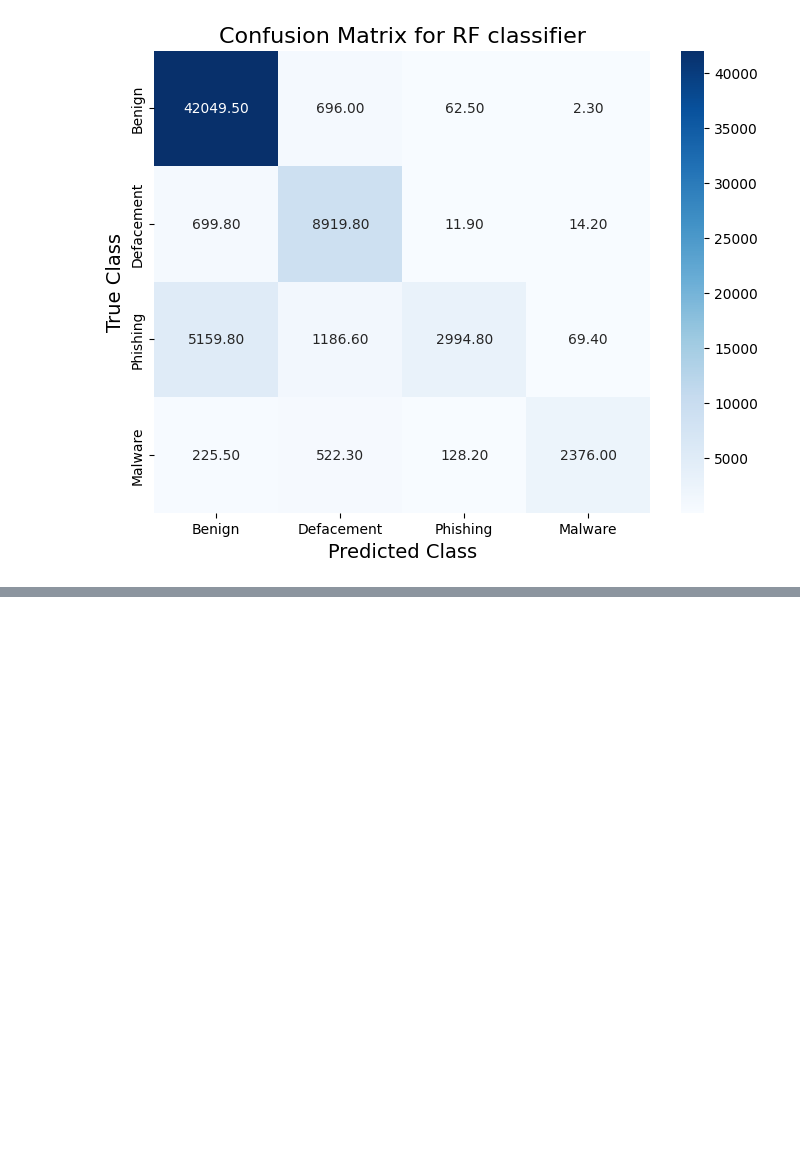
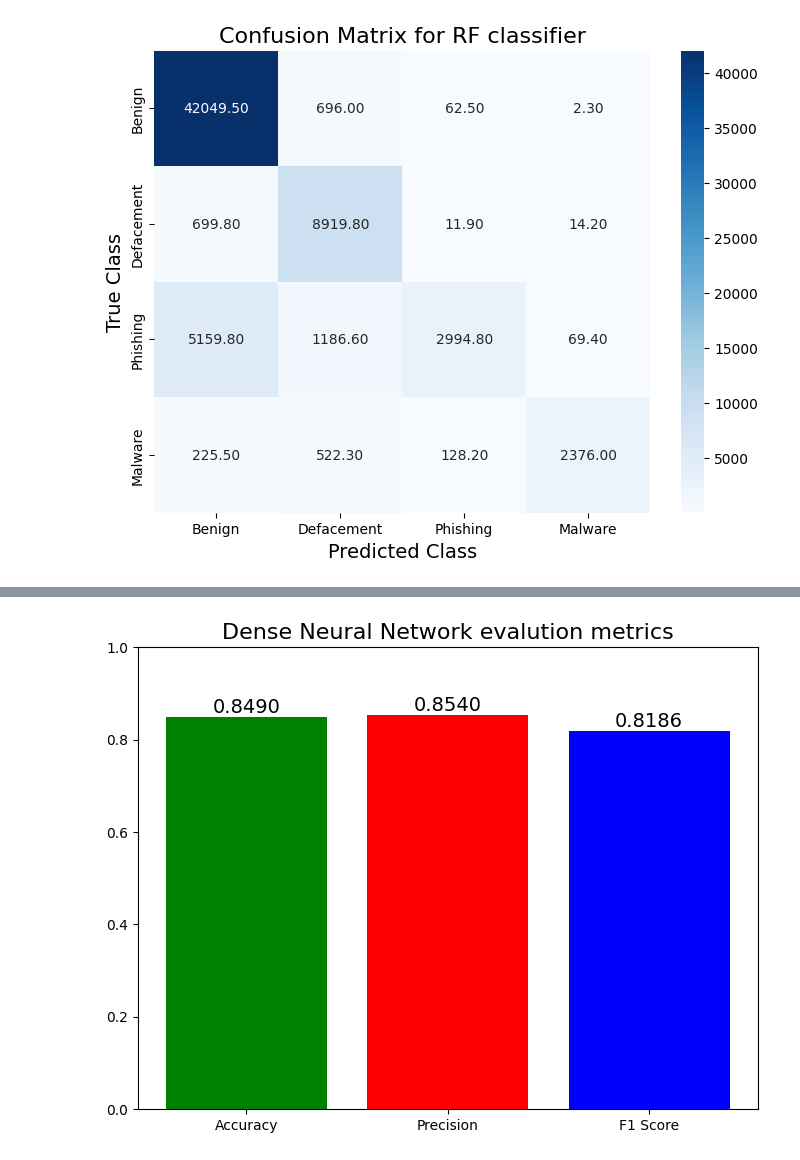
Before and after one commit to giacomo-monni/ML_Project, a Jupyter notebook: ML_Project.ipynb, the cells around one changed output, grey strips where cells are left out. Cells and saved outputs as stored; diff of their text form; code cells hidden in the pictures; blank space fills up the shorter version.

```diff
--- a/ML_Project.ipynb
+++ b/ML_Project.ipynb
@@ -881,13 +892,11 @@ loss_path = np.zeros(shape=(n_epochs,total_step))
 for epoch in range(n_epochs):
     dnn.train()
     for i, (x_batch, y_batch) in enumerate(train_loader_nn):
-        x_batch = x_batch.to(device)
-        y_batch = y_batch.to(device)
         outputs = dnn(x_batch) # Forward pass
+        loss = criterion(outputs, y_batch) # Compute Loss
 
         loss_path[epoch][i] = loss.item()
 
-        loss = criterion(outputs, y_batch) # Compute Loss
         optimizer.zero_grad() # resets the gradients
         loss.backward()
         optimizer.step() # update weights
@@ -924,15 +923,0 @@ plt.show()
-# %%
-#@title Testing the model
-dnn.eval()
-with torch.no_grad():
-    correct = 0
-    total = 0
-    for x_batch, y_batch in test_loader_nn:
-        x_batch = x_batch.to(device)
-        y_batch = y_batch.to(device)
-        outputs = dnn(x_batch)
-        _, predicted = torch.max(outputs.data, 1)
-        total += y_batch.size(0)
-        correct += (predicted == y_batch).sum().item()
-
-print("Test Accuracy of the model: {} %".format(100.0 * correct / total))
@@ -940,0 +976,23 @@ Test Accuracy of the model: 84.40488134482688 %
+# %%
+width = 0.2
+metric_labels = ['Accuracy', 'Precision', 'F1 Score']
+metric_values = [accuracy_dnn, precision_dnn, f1_score_dnn]
+
+
+plt.figure(figsize=(8,6))
+bars = plt.bar(metric_labels, metric_values, color=['green', 'red', 'blue'])
+plt.ylim(0,1) # y-axis (metrics) limited between 0 and 1
+plt.title('Dense Neural Network evalution metrics', fontsize=16)
+
+for bar in bars:
+    height = bar.get_height() # Get bar height
+    plt.text(bar.get_x() + bar.get_width() /2, # X: center of the bar
+             height, # Y
+             f"{height:.4f}", # value of the metric
+             ha='center',
+             va='bottom',
+             fontsize=14)
+
+plt.show()
+# %% [output]
+[figure, added]
```
Also changed, not shown: parts of 26 cells of this notebook.
